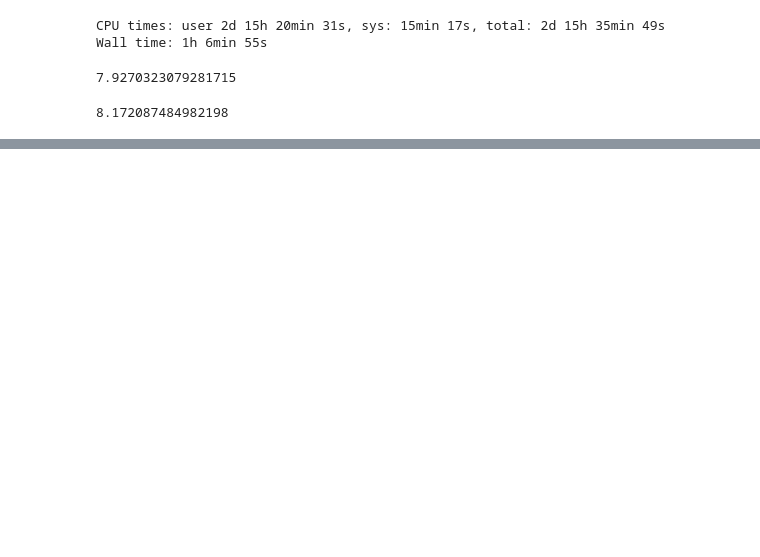
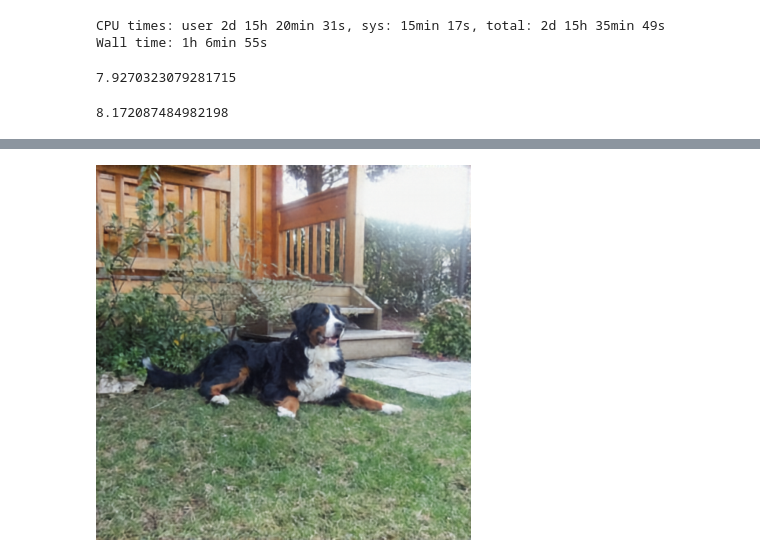
Before and after one commit to danjacobellis/walloc, a Jupyter notebook: experiments/distortion.ipynb, the cells around one changed output, grey strips where cells are left out. Cells and saved outputs as stored; diff of their text form; code cells hidden in the pictures; blank space fills up the shorter version.

```diff
--- a/experiments/distortion.ipynb
+++ b/experiments/distortion.ipynb
@@ -67,0 +84,4 @@ np.median([-10*np.log10(d) for d in lpips_walloc])
+# %%
+img_walloc
+# %% [output]
+[figure, added]
```
Also changed, not shown: parts of 4 cells of this notebook.
